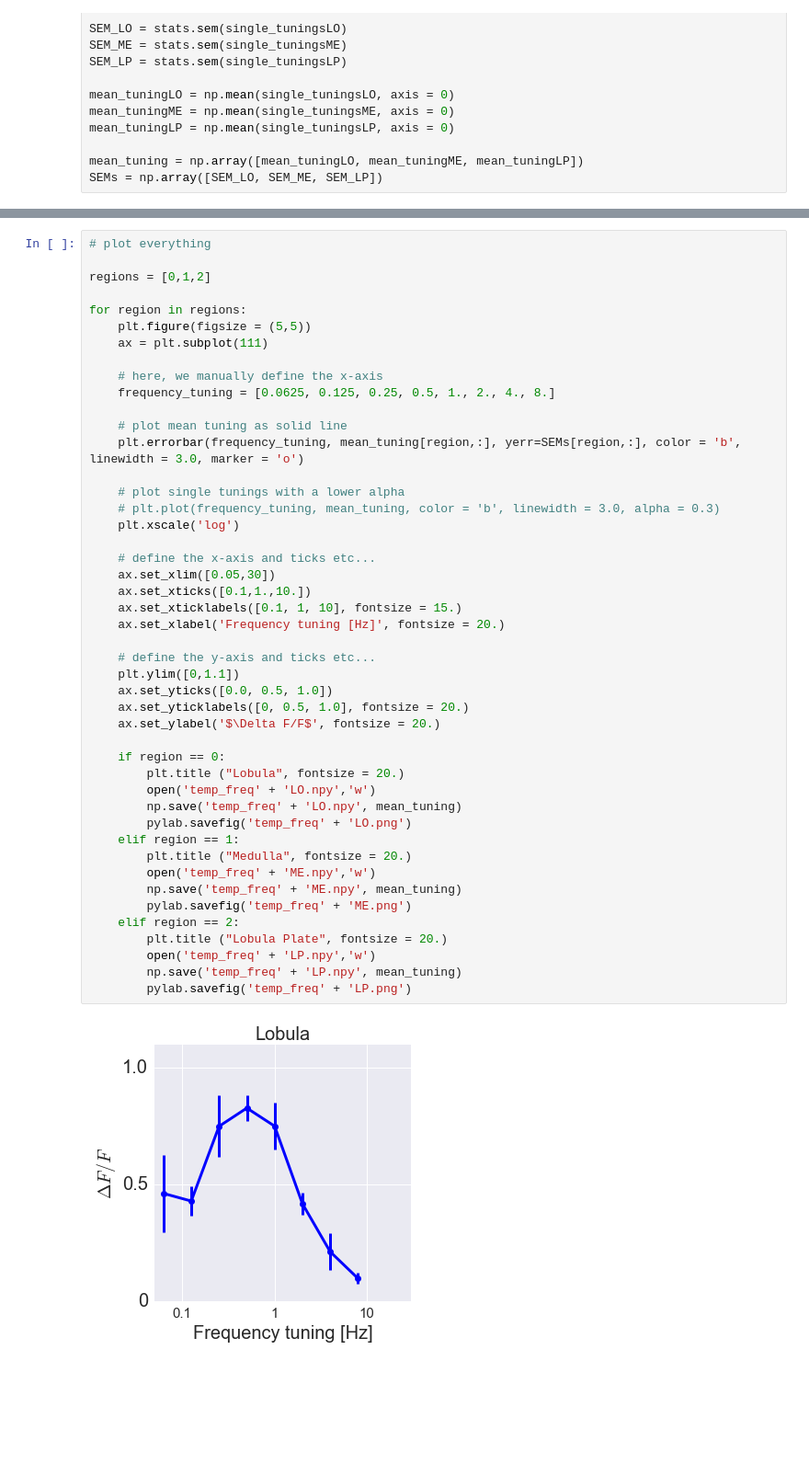
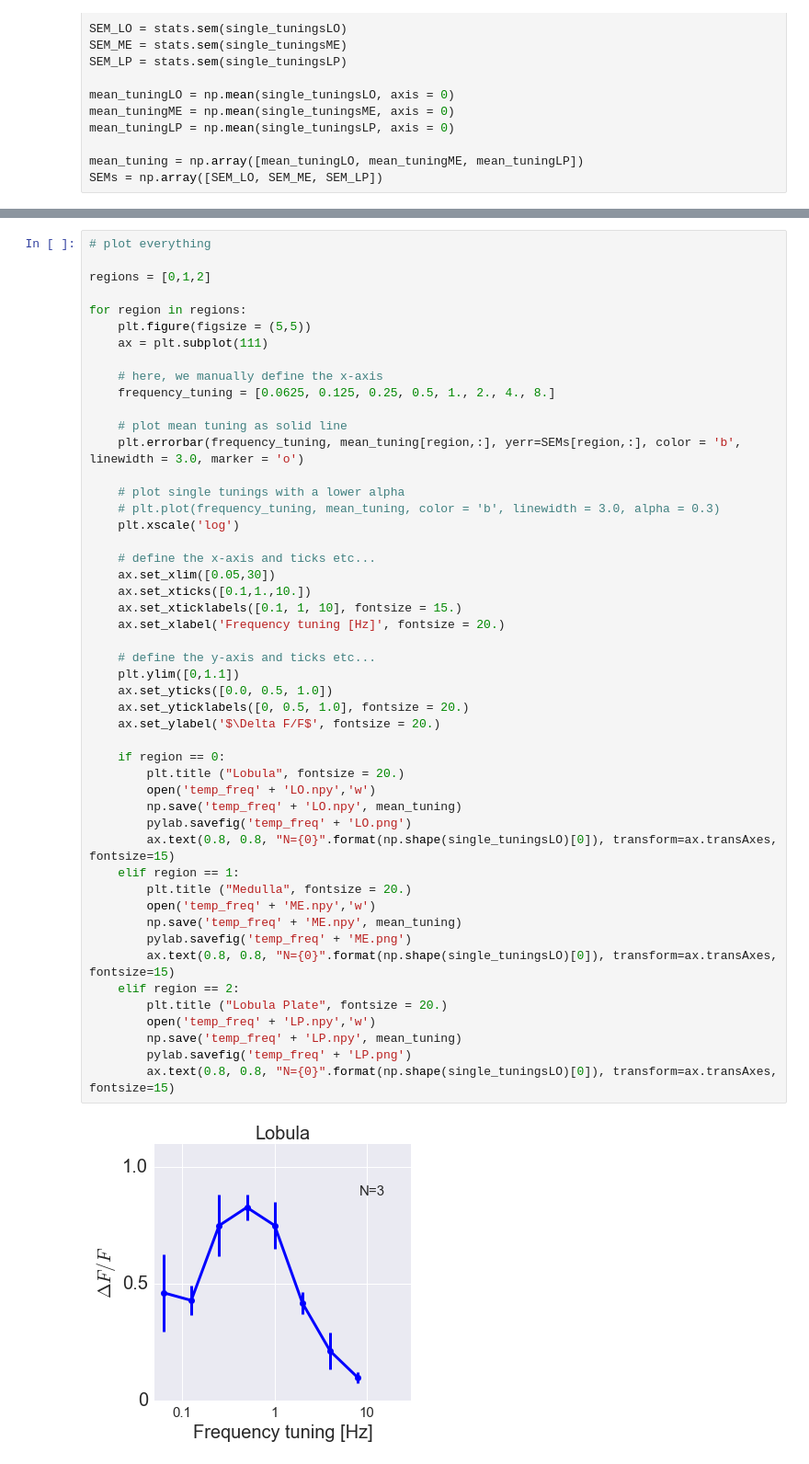
Before and after one commit to meiermatth/Analysis, a Jupyter notebook: multi_analyze_temp_freq.ipynb, the cells around one changed output, grey strips where cells are left out. Shown at 92% size. Cells and saved outputs as stored; diff of their text form; blank space fills up the shorter version.

```diff
--- a/multi_analyze_temp_freq.ipynb
+++ b/multi_analyze_temp_freq.ipynb
@@ -82,31 +58,34 @@ for region in regions:
     plt.xscale('log')
 
     # define the x-axis and ticks etc...
     ax.set_xlim([0.05,30])
     ax.set_xticks([0.1,1.,10.])
     ax.set_xticklabels([0.1, 1, 10], fontsize = 15.)
     ax.set_xlabel('Frequency tuning [Hz]', fontsize = 20.)
 
     # define the y-axis and ticks etc...
     plt.ylim([0,1.1])
     ax.set_yticks([0.0, 0.5, 1.0])
     ax.set_yticklabels([0, 0.5, 1.0], fontsize = 20.)
     ax.set_ylabel('$\Delta F/F$', fontsize = 20.)
 
     if region == 0:
         plt.title ("Lobula", fontsize = 20.)
         open('temp_freq' + 'LO.npy','w')
         np.save('temp_freq' + 'LO.npy', mean_tuning)
         pylab.savefig('temp_freq' + 'LO.png')
+        ax.text(0.8, 0.8, "N={0}".format(np.shape(single_tuningsLO)[0]), transform=ax.transAxes, fontsize=15)
     elif region == 1:
         plt.title ("Medulla", fontsize = 20.)
         open('temp_freq' + 'ME.npy','w')
         np.save('temp_freq' + 'ME.npy', mean_tuning)
         pylab.savefig('temp_freq' + 'ME.png')
+        ax.text(0.8, 0.8, "N={0}".format(np.shape(single_tuningsLO)[0]), transform=ax.transAxes, fontsize=15)
     elif region == 2:
         plt.title ("Lobula Plate", fontsize = 20.)
         open('temp_freq' + 'LP.npy','w')
         np.save('temp_freq' + 'LP.npy', mean_tuning)
         pylab.savefig('temp_freq' + 'LP.png')
+        ax.text(0.8, 0.8, "N={0}".format(np.shape(single_tuningsLO)[0]), transform=ax.transAxes, fontsize=15)
 # %% [output]
-[figure, old version]
+[figure, new version]
```
Also changed, not shown: parts of 2 cells of this notebook, 3 other files.
